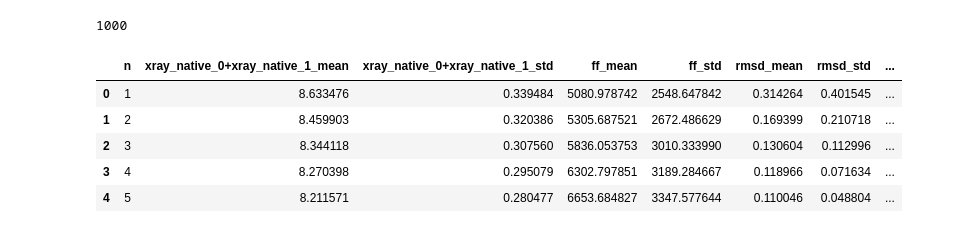
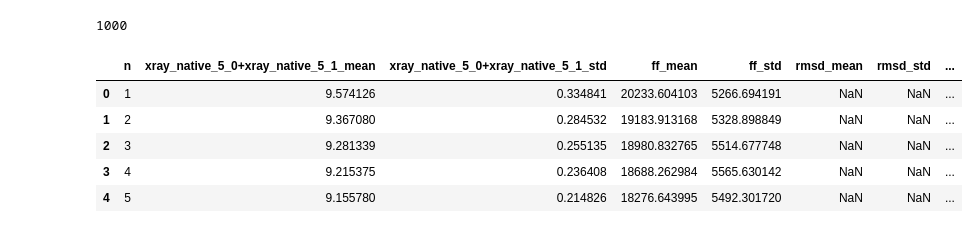
Before and after one commit to mphancock/multixray, a Jupyter notebook: sample_bench/notebooks/bench_figs/plot_volume.ipynb, the cells around one changed output. Cells and saved outputs as stored; diff of their text form; code cells hidden in the pictures.

```diff
--- a/sample_bench/notebooks/bench_figs/plot_volume.ipynb
+++ b/sample_bench/notebooks/bench_figs/plot_volume.ipynb
@@ -4,18 +4,19 @@ from pathlib import Path
 import pandas as pd
 import matplotlib.pyplot as plt
 # %%
-file_field = "xray_native_0+xray_native_1"
+file_field = "xray_native_5_0+xray_native_5_1"
+# field = "xray_native_5_0+xray_native_5_1"
 field = "rmsd"
 
-volume_df = pd.read_csv("../../data/analysis/267_full_ref/volume_{}.csv".format(file_field), index_col=0)
+volume_df = pd.read_csv("../../data/analysis/277_native_5_ref/volume_{}.csv".format(file_field), index_col=0)
 print(len(volume_df))
 volume_df.head()
 # %% [output]
 1000
-|  | n | xray_native_0+xray_native_1_mean | xray_native_0+xray_native_1_std | ff_mean | ff_std | rmsd_mean | rmsd_std | ... |
-| 0 | 1 | 8.633476 | 0.339484 | 5080.978742 | 2548.647842 | 0.314264 | 0.401545 | ... |
-| 1 | 2 | 8.459903 | 0.320386 | 5305.687521 | 2672.486629 | 0.169399 | 0.210718 | ... |
-| 2 | 3 | 8.344118 | 0.307560 | 5836.053753 | 3010.333990 | 0.130604 | 0.112996 | ... |
-| 3 | 4 | 8.270398 | 0.295079 | 6302.797851 | 3189.284667 | 0.118966 | 0.071634 | ... |
-| 4 | 5 | 8.211571 | 0.280477 | 6653.684827 | 3347.577644 | 0.110046 | 0.048804 | ... |
+|  | n | xray_native_5_0+xray_native_5_1_mean | xray_native_5_0+xray_native_5_1_std | ff_mean | ff_std | rmsd_mean | rmsd_std | ... |
+| 0 | 1 | 9.574126 | 0.334841 | 20233.604103 | 5266.694191 | NaN | NaN | ... |
+| 1 | 2 | 9.367080 | 0.284532 | 19183.913168 | 5328.898849 | NaN | NaN | ... |
+| 2 | 3 | 9.281339 | 0.255135 | 18980.832765 | 5514.677748 | NaN | NaN | ... |
+| 3 | 4 | 9.215375 | 0.236408 | 18688.262984 | 5565.630142 | NaN | NaN | ... |
+| 4 | 5 | 9.155780 | 0.214826 | 18276.643995 | 5492.301720 | NaN | NaN | ... |
 # %%
```
Also changed, not shown: parts of 3 cells of this notebook, 30 other files.
